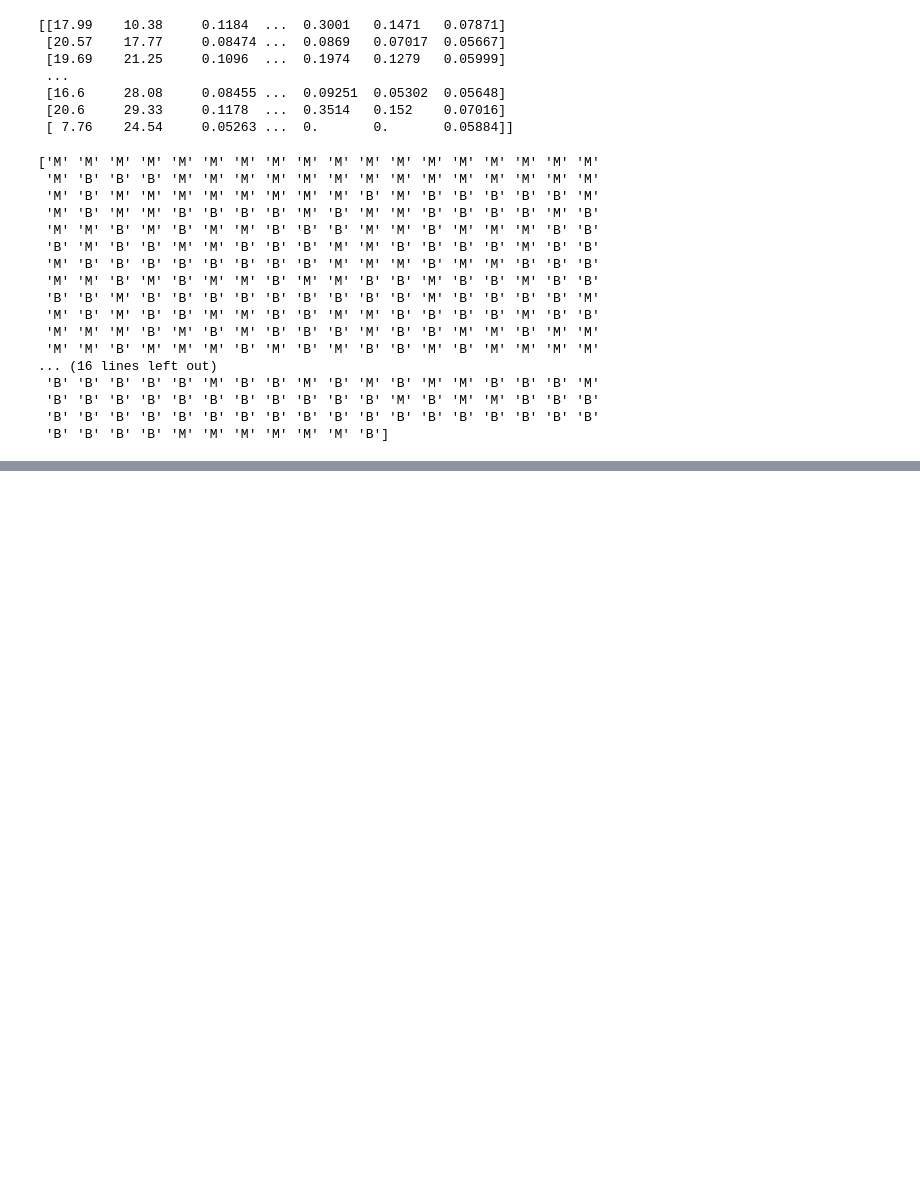
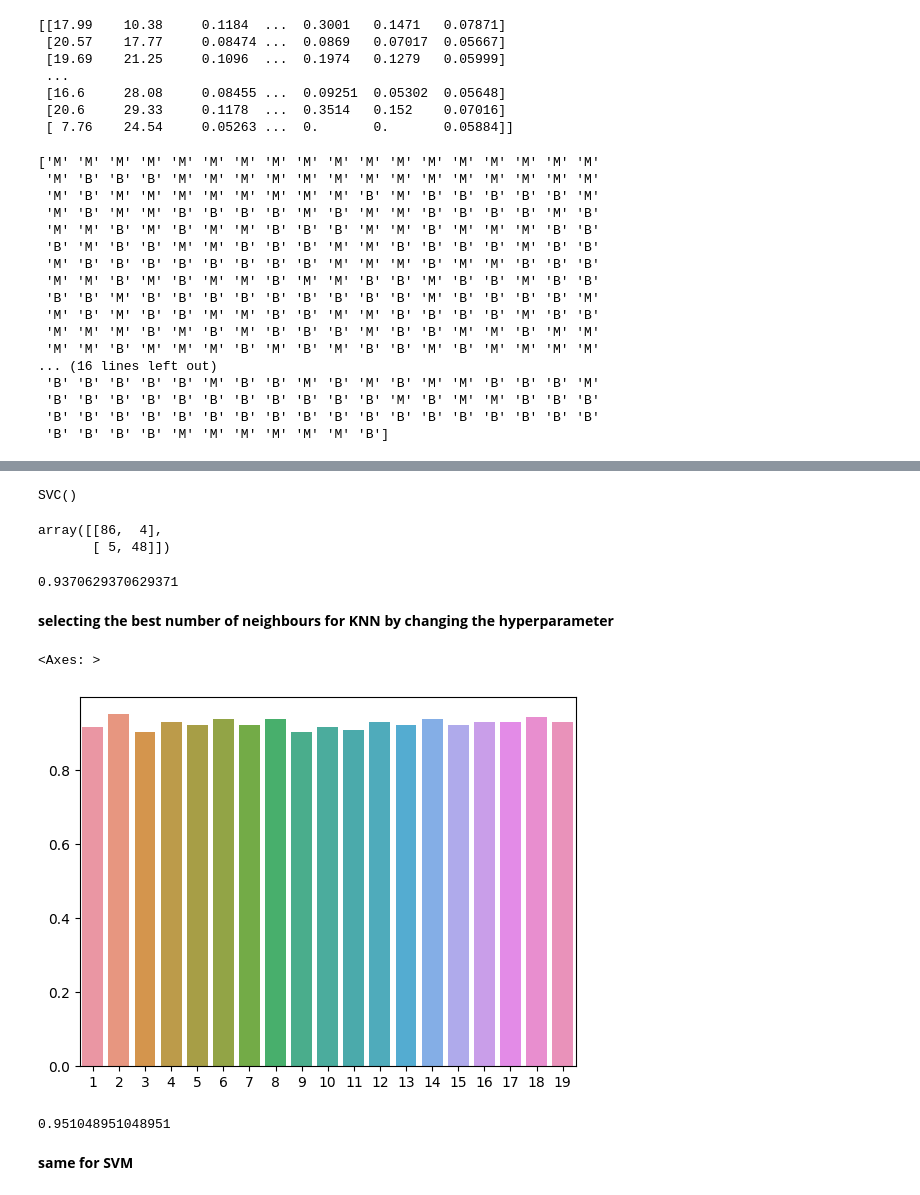
Before and after one commit to yeremeieva/kma_neural_networks, a Jupyter notebook: lab1/lab1yeremeieva.ipynb, the cells around one changed output, grey strips where cells are left out. Cells and saved outputs as stored; diff of their text form; code cells hidden in the pictures; blank space fills up the shorter version.

```diff
--- a/lab1/lab1yeremeieva.ipynb
+++ b/lab1/lab1yeremeieva.ipynb
@@ -249,0 +274,39 @@ classifier.predict(sc.transform([[30, 87000]]))
+# %%
+from sklearn.svm import SVC
+classifier = SVC()
+classifier.fit(X_train, y_train)
+# %% [output]
+SVC()
+# %%
+y_pred = classifier.predict(X_test)
+# %%
+confusion_matrix(y_test, y_pred)
+# %% [output]
+array([[86,  4],
+       [ 5, 48]])
+# %%
+accuracy_score(y_test, y_pred)
+# %% [output]
+0.9370629370629371
+# %% [markdown]
+**selecting the best number of neighbours for KNN by changing the hyperparameter**
+# %%
+k_values = list(range(1,20))
+accuracy_list = []
+# %%
+for k in k_values:
+    m = KNeighborsClassifier(n_neighbors=k)
+    m.fit(X_train, y_train)
+    y_pred = m.predict(X_test)
+    accuracy_list.append(accuracy_score(y_test, y_pred))
+# %%
+sns.barplot(data = { 'k_values': k_values, 'accuracy': accuracy_list }, x = 'k_values', y = 'accuracy')
+# %% [output]
+<Axes: >
+[figure, added]
+# %%
+max(accuracy_list)
+# %% [output]
+0.951048951048951
+# %% [markdown]
+**same for SVM**
```
Also changed, not shown: parts of 30 cells of this notebook, 1 other file.
